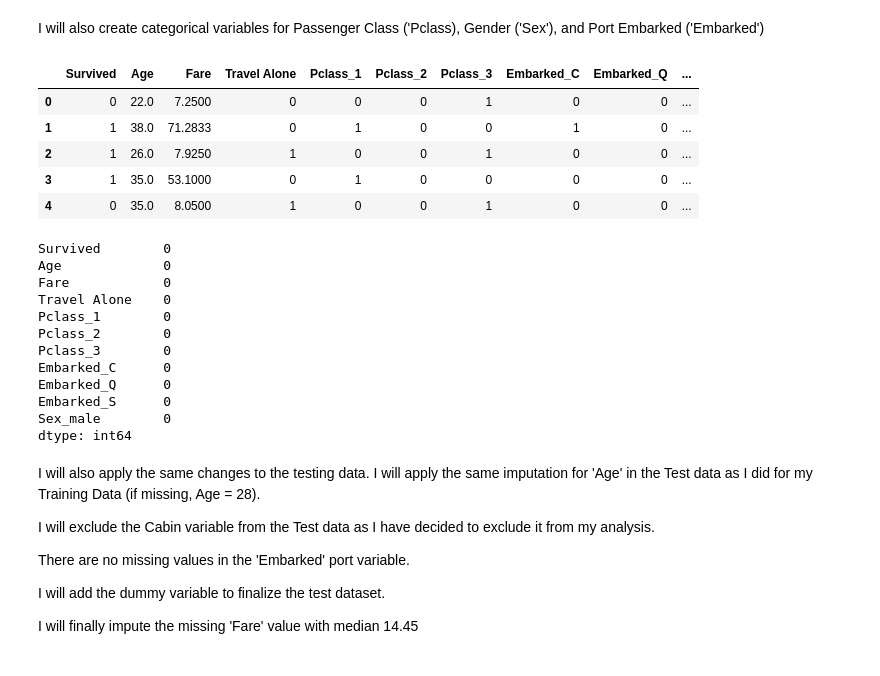
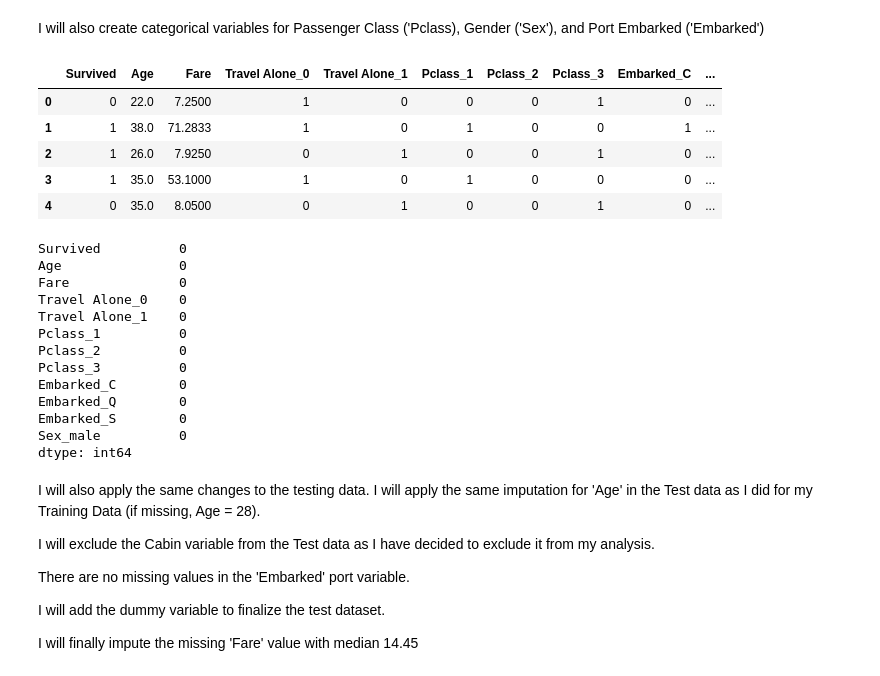
Before and after one commit to audrey1993/Titanic-logistic-regression, a Jupyter notebook: TitanicData.ipynb, the cells around one changed output. Drawn from its saved outputs; the diff is of its cells as text; code cells hidden in the pictures.

```diff
--- a/TitanicData.ipynb
+++ b/TitanicData.ipynb
@@ -426,35 +527,36 @@ Train_data.drop('Parch', axis = 1, inplace = True)
 I will also create categorical variables for Passenger Class ('Pclass), Gender ('Sex'), and Port Embarked ('Embarked')
 # %%
 #create categorical variables and drop some variables
-Training = pd.get_dummies(Train_data, columns=['Pclass', 'Embarked', 'Sex'])
+Training = pd.get_dummies(Train_data, columns=['Travel Alone','Pclass', 'Embarked', 'Sex'])
 Training.drop('Sex_female', axis = 1, inplace = True)
 Training.drop('PassengerId', axis = 1, inplace = True)
 Training.drop('Name', axis= 1, inplace = True)
 Training.drop('Ticket', axis = 1, inplace = True)
 
 final_train = Training
 final_train.head()
 # %% [output]
-|  | Survived | Age | Fare | Travel Alone | Pclass_1 | Pclass_2 | Pclass_3 | Embarked_C | Embarked_Q | ... |
-| 0 | 0 | 22.0 | 7.2500 | 0 | 0 | 0 | 1 | 0 | 0 | ... |
-| 1 | 1 | 38.0 | 71.2833 | 0 | 1 | 0 | 0 | 1 | 0 | ... |
-| 2 | 1 | 26.0 | 7.9250 | 1 | 0 | 0 | 1 | 0 | 0 | ... |
-| 3 | 1 | 35.0 | 53.1000 | 0 | 1 | 0 | 0 | 0 | 0 | ... |
-| 4 | 0 | 35.0 | 8.0500 | 1 | 0 | 0 | 1 | 0 | 0 | ... |
+|  | Survived | Age | Fare | Travel Alone_0 | Travel Alone_1 | Pclass_1 | Pclass_2 | Pclass_3 | Embarked_C | ... |
+| 0 | 0 | 22.0 | 7.2500 | 1 | 0 | 0 | 0 | 1 | 0 | ... |
+| 1 | 1 | 38.0 | 71.2833 | 1 | 0 | 1 | 0 | 0 | 1 | ... |
+| 2 | 1 | 26.0 | 7.9250 | 0 | 1 | 0 | 0 | 1 | 0 | ... |
+| 3 | 1 | 35.0 | 53.1000 | 1 | 0 | 1 | 0 | 0 | 0 | ... |
+| 4 | 0 | 35.0 | 8.0500 | 0 | 1 | 0 | 0 | 1 | 0 | ... |
 # %%
 final_train.isnull().sum()
 # %% [output]
-Survived        0
-Age             0
-Fare            0
-Travel Alone    0
-Pclass_1        0
-Pclass_2        0
-Pclass_3        0
-Embarked_C      0
-Embarked_Q      0
-Embarked_S      0
-Sex_male        0
+Survived          0
+Age               0
+Fare              0
+Travel Alone_0    0
+Travel Alone_1    0
+Pclass_1          0
+Pclass_2          0
+Pclass_3          0
+Embarked_C        0
+Embarked_Q        0
+Embarked_S        0
+Sex_male          0
 dtype: int64
 # %% [markdown]
 I will also apply the same changes to the testing data. I will apply the same imputation for 'Age' in the Test data as I did for my Training Data (if missing, Age = 28).
```
Also changed, not shown: parts of 12 cells of this notebook.
